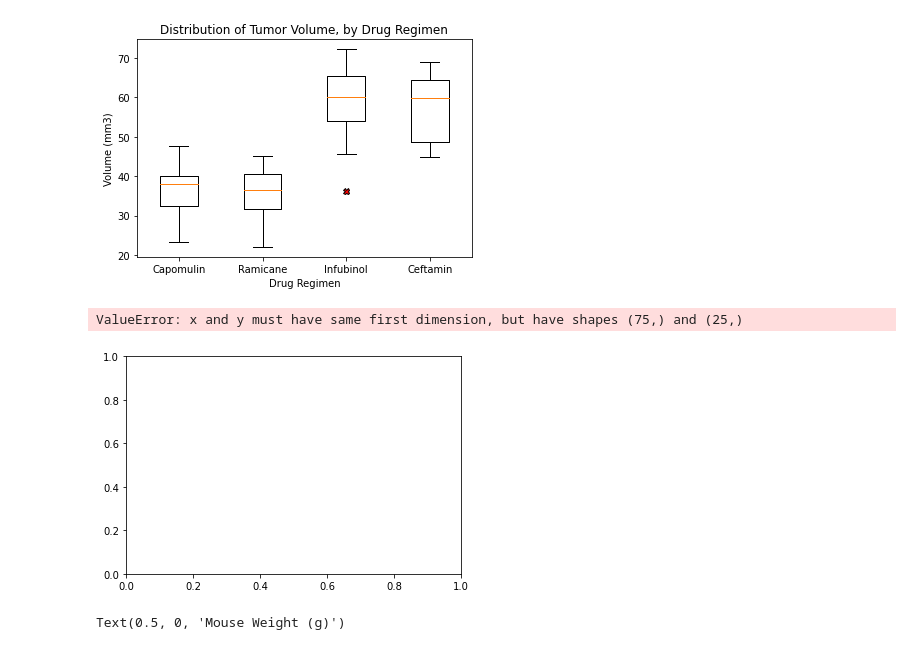
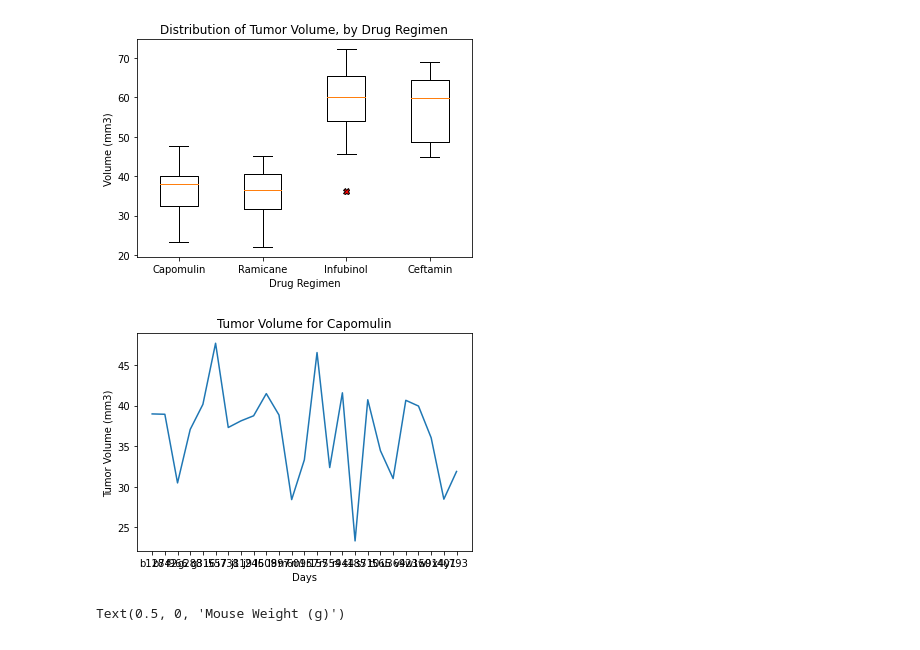
Before and after one commit to rteves0914/Matplotlib-challenge, a Jupyter notebook: Pymaceuticals.ipynb, the cells around one changed output. Saved outputs shown, nothing was run; the diff lists cells and outputs as text; code cells hidden in the pictures.

Commit message:
Finished plots

```diff
--- a/Pymaceuticals.ipynb
+++ b/Pymaceuticals.ipynb
@@ -253,13 +253,14 @@ plt.show()
 # %%
 # Generate a line plot of tumor volume vs. time point for a mouse treated with Capomulin
 cap_df = new_merge_df.loc[new_merge_df["Drug Regimen"] == "Capomulin", :]
 tumor_values = cap_df["Tumor Volume (mm3)"]
-x_axis = np.arange(25,100,1)
-plt.plot(x_axis, tumor_values)
+plt.plot(tumor_values)
+plt.xlabel("Days")
+plt.ylabel("Tumor Volume (mm3)")
+plt.title("Tumor Volume for Capomulin")
 plt.show()
 # %% [output]
-ValueError: x and y must have same first dimension, but have shapes (75,) and (25,)
-[figure, old version]
+[figure, new version]
 # %%
 # Generate a scatter plot of average tumor volume vs. mouse weight for the Capomulin regimen
 y_values = cap_df["Tumor Volume (mm3)"]
```
